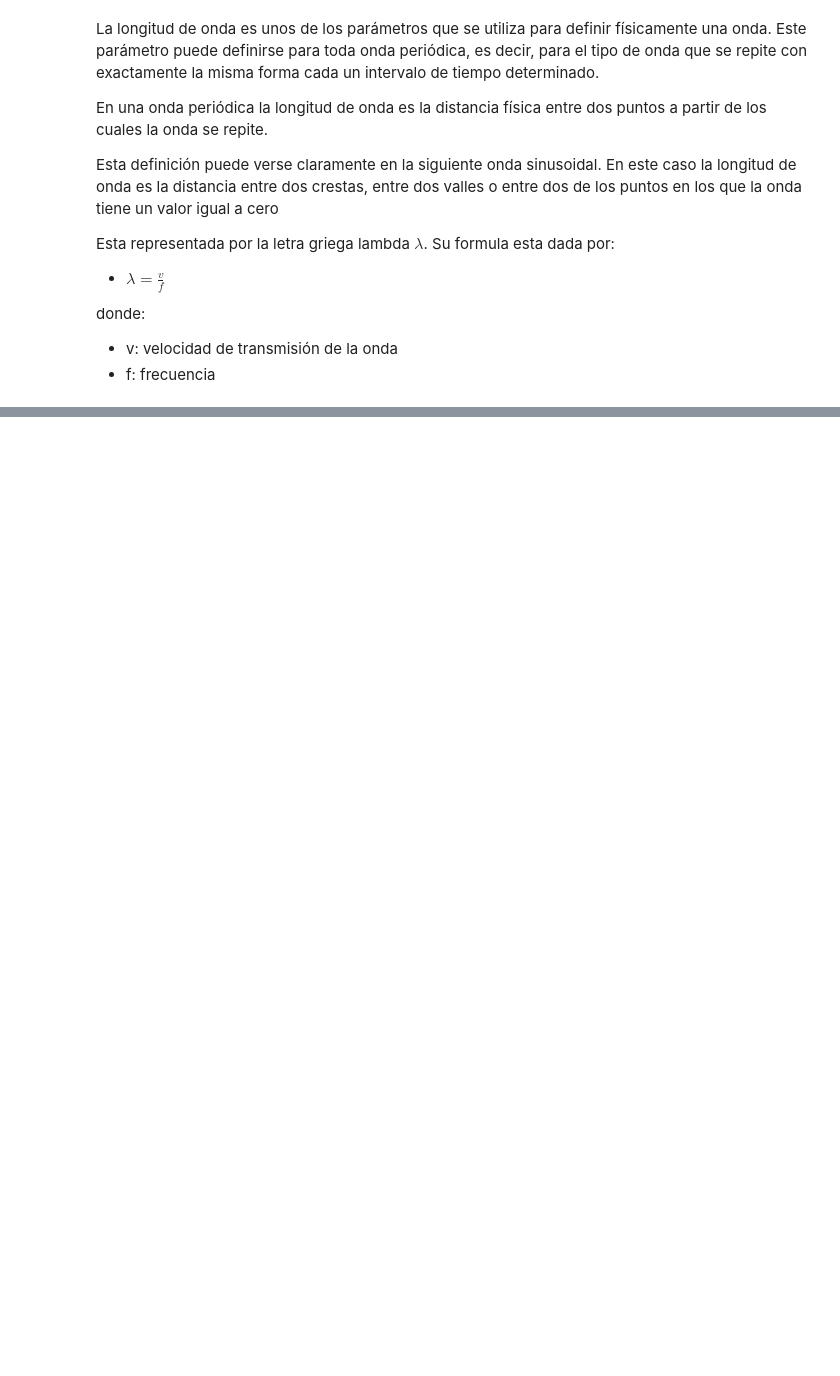
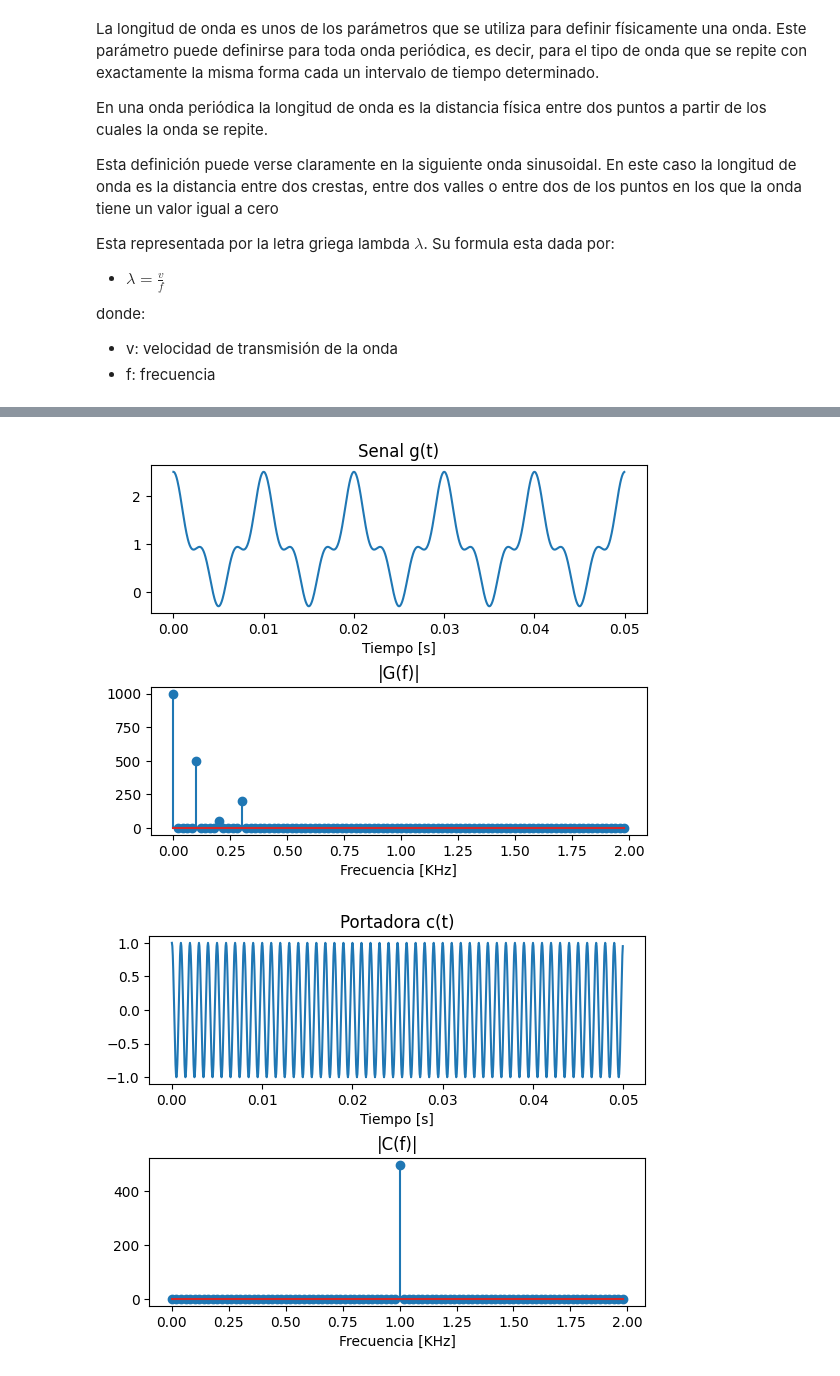
Before and after one commit to JorgeIsur/Laboratorio7Lerma, a Jupyter notebook: laboratorio7.ipynb, the cells around one changed output, grey strips where cells are left out. Drawn from its saved outputs; the diff is of its cells as text; code cells hidden in the pictures; blank space fills up the shorter version.

```diff
--- a/laboratorio7.ipynb
+++ b/laboratorio7.ipynb
@@ -147,0 +194,49 @@ ploteo(x,y)
+# %%
+T = 0.00005  # Periodo de muestreo (seg)
+fs = 1/T  # Frecuencia de muestreo (Hz)
+N = 1000  # Numero de muestras
+t = np.arange(0.0, N*T, T)  # N muestras para intervalo total
+# N/2 muestras para intervalo de Nyquist (KHz)
+f = np.arange(0.0, (N/2)*(fs/N)/1000, (fs/N)/1000)
+# Offset:
+A = 1.0
+# Senal con componentes de 100, 200 y 300 Hz:
+g = A+np.cos(2*np.pi*100*t)+0.1*np.cos(2*np.pi*200*t) + \
+    0.4*np.cos(2*np.pi*300*t)  # %Senal
+G = np.fft.fft(g)
+c = np.cos(2*np.pi*1000*t)  # Portadora de 1KHz
+C = np.fft.fft(c)
+s = g*c  # Senal AM-DSB-TC
+S = np.fft.fft(s)
+
+fig1, axarr = plt.subplots(2, 1)
+axarr[0].plot(t, g)
+axarr[0].set_title('Senal g(t)')
+axarr[0].set_xlabel('Tiempo [s]')
+axarr[1].stem(f[0:100],abs(G[0:100]))
+axarr[1].set_title('|G(f)|')
+axarr[1].set_xlabel('Frecuencia [KHz]')
+fig1.subplots_adjust(hspace=0.5)
+
+fig2, axarr = plt.subplots(2, 1)
+axarr[0].plot(t, c)
+axarr[0].set_title('Portadora c(t)')
+axarr[0].set_xlabel('Tiempo [s]')
+axarr[1].stem(f[0:100],abs(C[0:100]))
+axarr[1].set_title('|C(f)|')
+axarr[1].set_xlabel('Frecuencia [KHz]')
+fig2.subplots_adjust(hspace=0.5)
+
+fig3, axarr = plt.subplots(2, 1)
+axarr[0].plot(t, s)
+axarr[0].set_title('Senal AM-DSB-TC s(t)')
+axarr[0].set_xlabel('Tiempo [s]')
+axarr[1].stem(f[0:100],abs(S[0:100]))
+axarr[1].set_title('|S(f)|')
+axarr[1].set_xlabel('Frecuencia [KHz]')
+fig3.subplots_adjust(hspace=0.5)
+
+plt.show()
+# %% [output]
+[figure, added]
+[figure, added]
```
Also changed, not shown: parts of 10 cells of this notebook.
